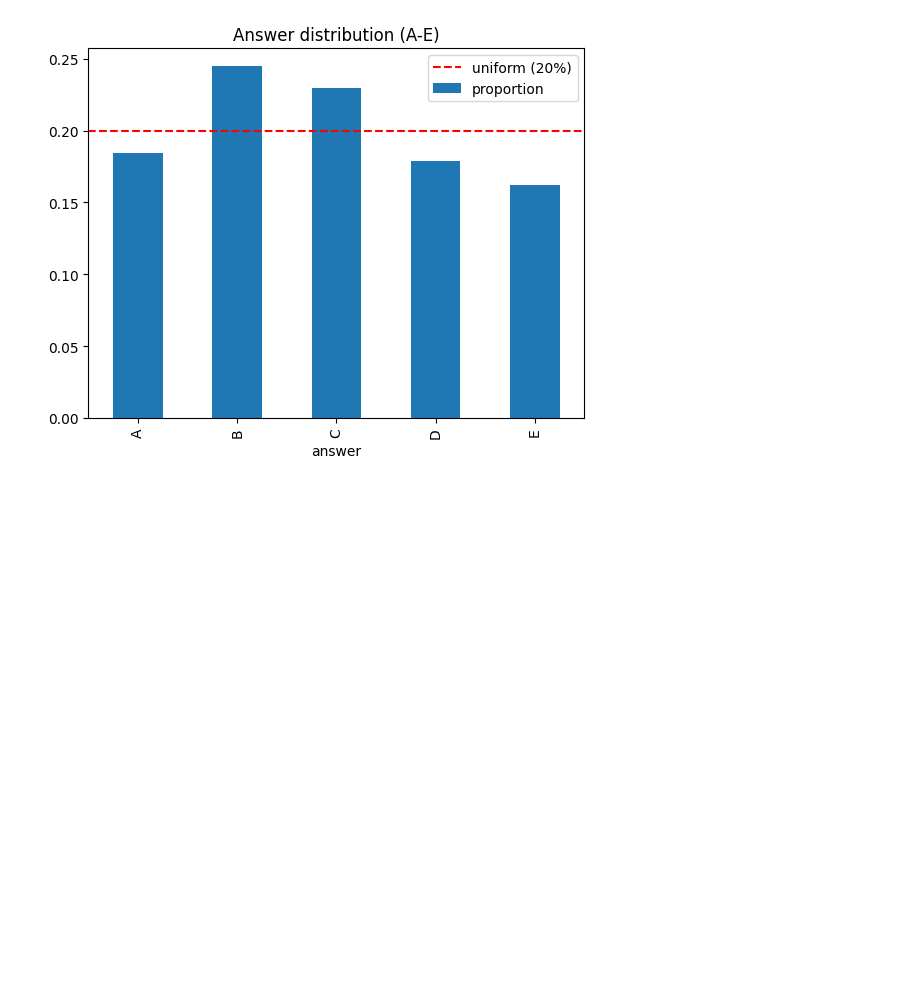
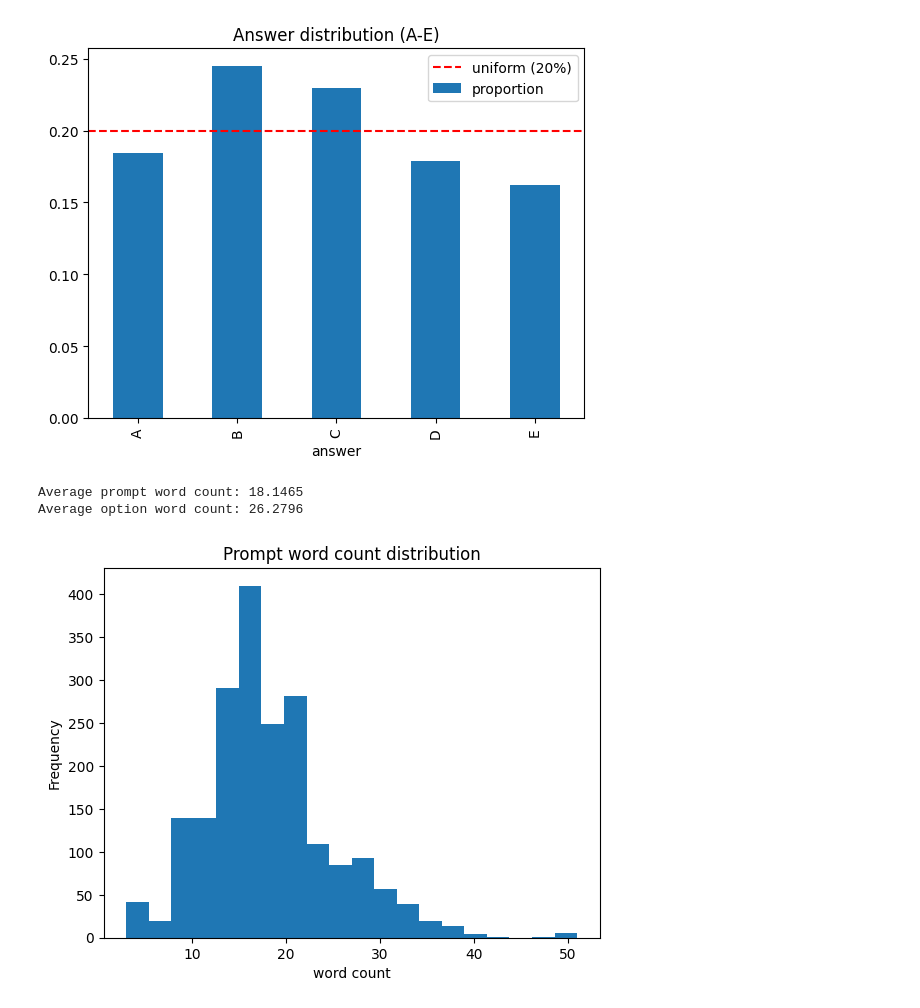
Before and after one commit to Atharv210203/smart-mcq-solver, a Jupyter notebook: 23f1002260-notebook-t12026.ipynb, the cells around one changed output. Saved outputs shown, nothing was run; the diff lists cells and outputs as text; code cells hidden in the pictures; blank space fills up the shorter version.

```diff
--- a/23f1002260-notebook-t12026.ipynb
+++ b/23f1002260-notebook-t12026.ipynb
@@ -143,3 +143,21 @@ D    0.1790
 E    0.1620
 Name: proportion, dtype: float64
 [figure]
+# %%
+#Average Word Count Calculation
+X['prompt_word_count'] = X['prompt'].apply(lambda x: len(str(x).split()))
+
+for col in ['A', 'B', 'C', 'D', 'E']:
+
+    X[col + '_word_count'] = X[col].apply(lambda x: len(str(x).split()))
+
+print("Average prompt word count:", X['prompt_word_count'].mean())
+print("Average option word count:", X[['A_word_count','B_word_count','C_word_count','D_word_count','E_word_count']].mean().mean())
+
+X['prompt_word_count'].plot(kind='hist', bins=20, title='Prompt word count distribution')
+plt.xlabel('word count')
+plt.show()
+# %% [output]
+Average prompt word count: 18.1465
+Average option word count: 26.2796
+[figure, added]
```
Also changed, not shown: parts of 4 cells of this notebook.
